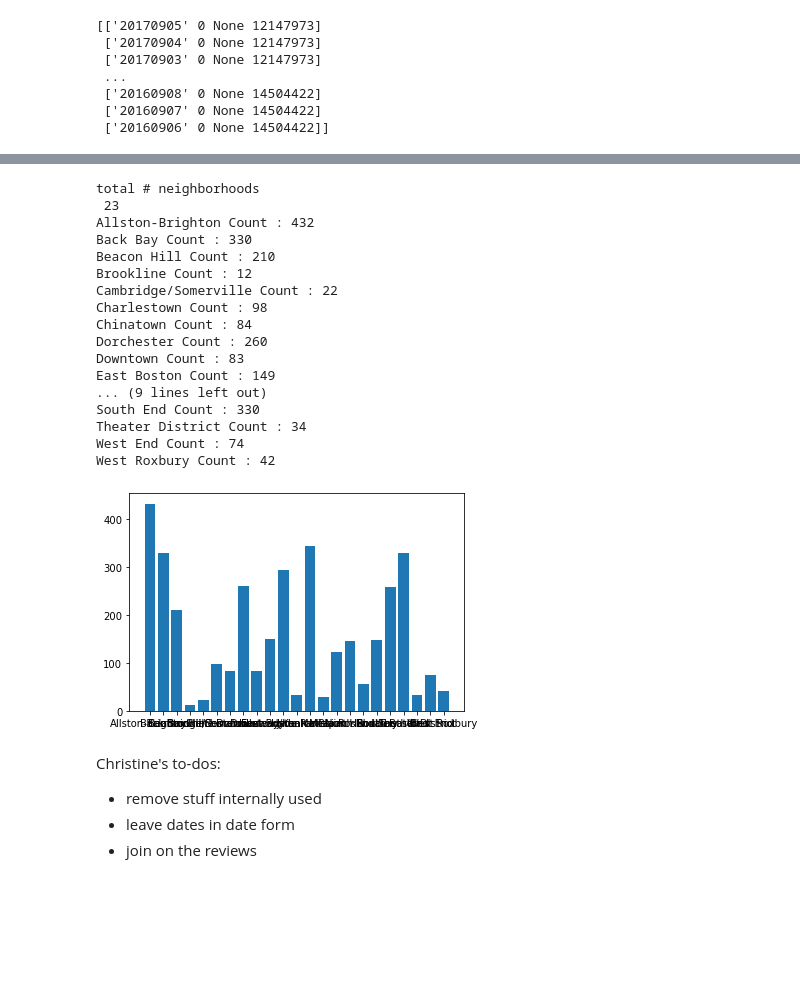
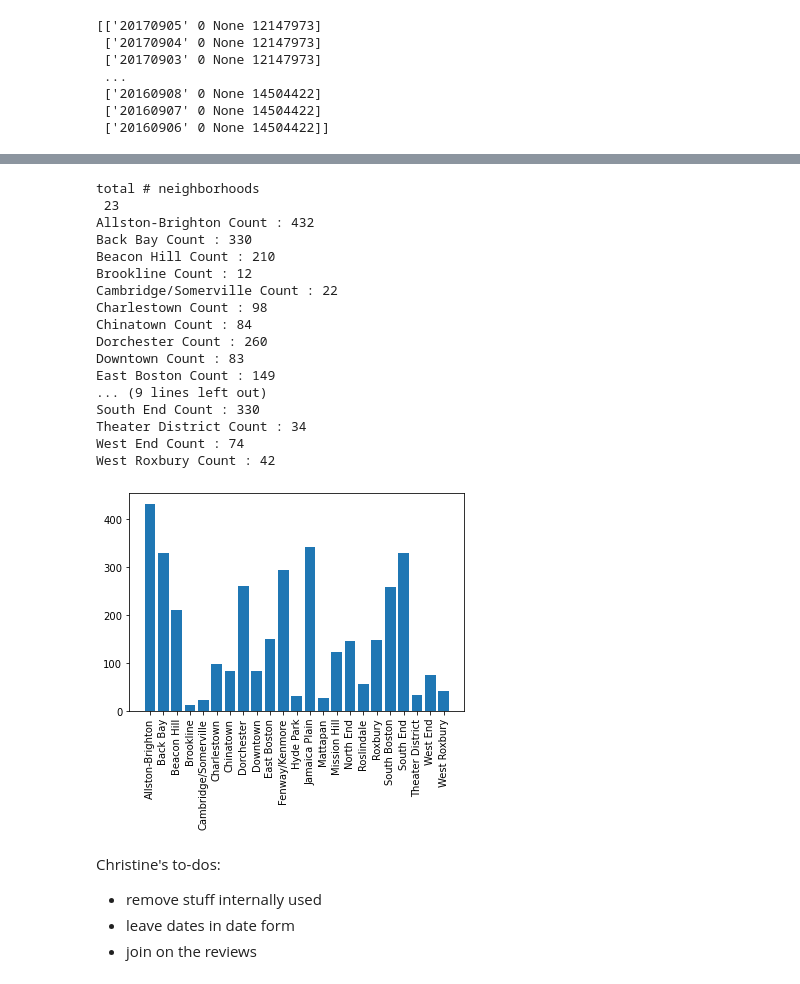
Before and after one commit to selinaes/Neighborhood, a Jupyter notebook: Neighborhood1.ipynb, the cells around one changed output, grey strips where cells are left out. Drawn from its saved outputs; the diff is of its cells as text; code cells hidden in the pictures; blank space fills up the shorter version.

Commit message:
update graph, outline splitting

```diff
--- a/Neighborhood1.ipynb
+++ b/Neighborhood1.ipynb
@@ -310,34 +308,35 @@ for count, neighborhood in enumerate(neighborhoods):
     elif neighborhood == 'Bay Village':
         neighborhoods[count] = "Theater District"
     elif neighborhood == 'Chestnut Hill':
         neighborhoods[count] = "Brookline"
     elif neighborhood == 'South Boston Waterfront':
         neighborhoods[count] = "South Boston"
 allLabels, labelsCounts = np.unique(neighborhoods, return_counts=True)
 print("total # neighborhoods \n", len(allLabels) )
 indices = np.arange(1,labelsCounts.shape[0]+1)
+plt.xticks(rotation=90)
 plt.bar(indices, labelsCounts, width=0.8, tick_label=allLabels)
 for i in range(labelsCounts.shape[0]):
     print(allLabels[i], "Count :", labelsCounts[i])
 # %% [output]
 total # neighborhoods
  23
 Allston-Brighton Count : 432
 Back Bay Count : 330
 Beacon Hill Count : 210
 Brookline Count : 12
 Cambridge/Somerville Count : 22
 Charlestown Count : 98
 Chinatown Count : 84
 Dorchester Count : 260
 Downtown Count : 83
 East Boston Count : 149
 ... (9 lines left out)
 South End Count : 330
 Theater District Count : 34
 West End Count : 74
 West Roxbury Count : 42
-[figure, old version]
+[figure, new version]
 # %% [markdown]
 
 Christine's to-dos:
```
Also changed, not shown: parts of 4 cells of this notebook.
